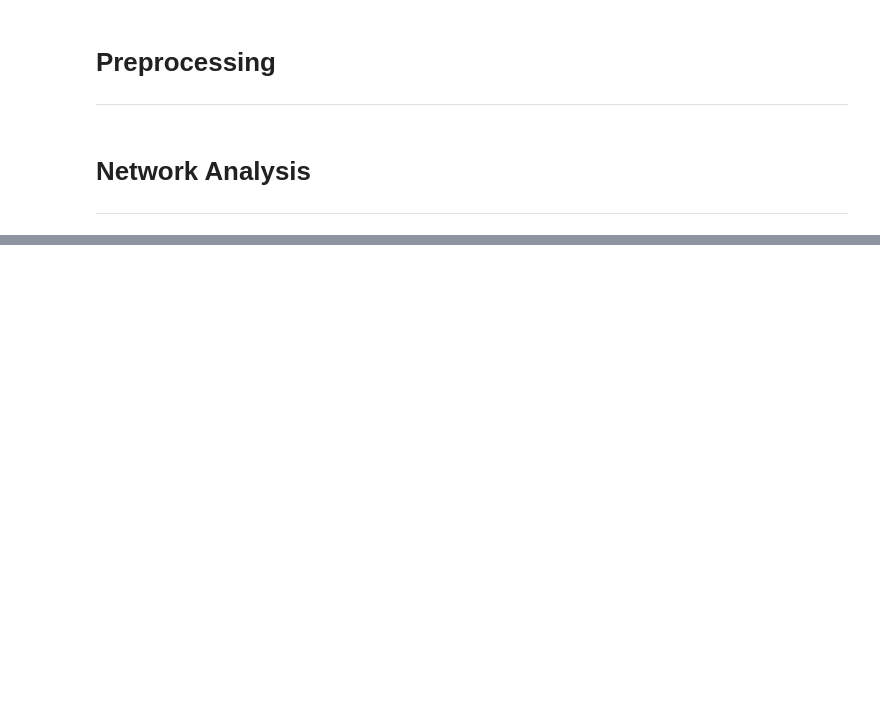
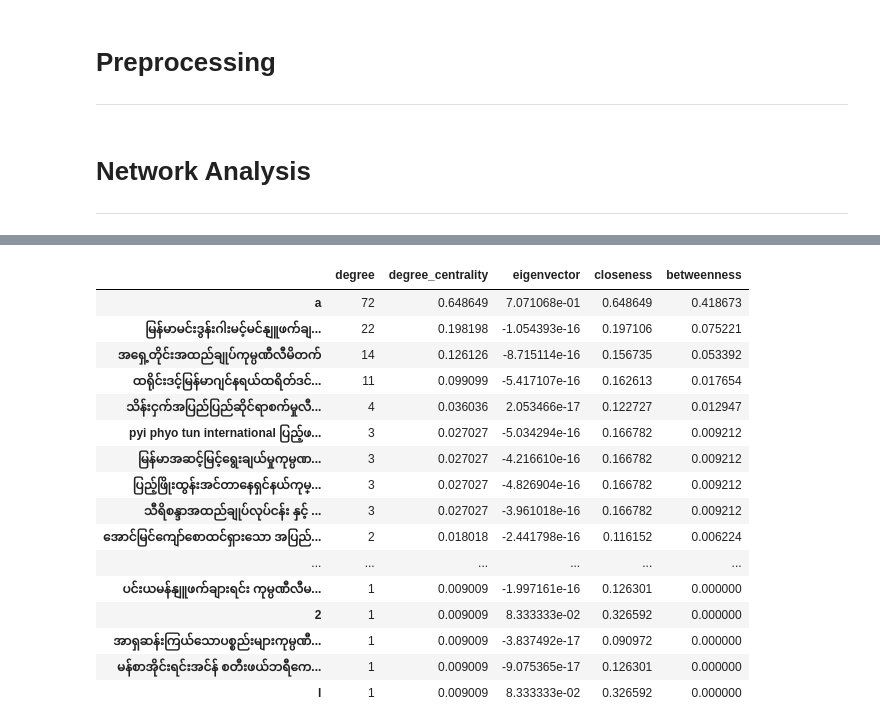
Before and after one commit to SamReeves/MyanmarNetworkAnalysis, a Jupyter notebook: projectA.ipynb, the cells around one changed output, grey strips where cells are left out. Saved outputs shown, nothing was run; the diff lists cells and outputs as text; code cells hidden in the pictures; blank space fills up the shorter version.

```diff
--- a/projectA.ipynb
+++ b/projectA.ipynb
@@ -271,0 +279,30 @@ plt.show()
+# %%
+# Degree, Eigenvector Centrality and Betweenness are weighted by the total
+# number of shared contacts.  DEGREE_CENTRALITY and CLOSENESS are not weighted
+summaries = pd.DataFrame(dict(
+    degree = dict(island.degree(weight = 'weight')),
+    degree_centrality = nx.degree_centrality(island),
+    eigenvector = nx.eigenvector_centrality_numpy(island, weight = 'weight'),
+    closeness = nx.closeness_centrality(island),
+    betweenness = nx.betweenness_centrality(island, weight = 'weight')))
+
+summaries = summaries.sort_values(by = 'degree', ascending = False)
+summaries[:20]
+# %% [output]
+|  | degree | degree_centrality | eigenvector | closeness | betweenness |
+| a | 72 | 0.648649 | 7.071068e-01 | 0.648649 | 0.418673 |
+| မြန်မာမင်းဒွန်းဂါးမင့်မင်နျူဖက်ချ... | 22 | 0.198198 | -1.054393e-16 | 0.197106 | 0.075221 |
+| အရှေ့တိုင်းအထည်ချုပ်ကုမ္ပဏီလီမိတက် | 14 | 0.126126 | -8.715114e-16 | 0.156735 | 0.053392 |
+| ထရိုင်းဒင့်မြန်မာဂျင်နရယ်ထရိတ်ဒင်... | 11 | 0.099099 | -5.417107e-16 | 0.162613 | 0.017654 |
+| သိန်းငှက်အပြည်ပြည်ဆိုင်ရာစက်မှုလီ... | 4 | 0.036036 | 2.053466e-17 | 0.122727 | 0.012947 |
+| pyi phyo tun international ပြည့်ဖ... | 3 | 0.027027 | -5.034294e-16 | 0.166782 | 0.009212 |
+| မြန်မာအဆင့်မြင့်ရွေးချယ်မှုကုမ္ပဏ... | 3 | 0.027027 | -4.216610e-16 | 0.166782 | 0.009212 |
+| ပြည့်ဖြိုးထွန်းအင်တာနေရှင်နယ်ကုမ္... | 3 | 0.027027 | -4.826904e-16 | 0.166782 | 0.009212 |
+| သီရိစန္ဒာအထည်ချုပ်လုပ်ငန်း နှင့် ... | 3 | 0.027027 | -3.961018e-16 | 0.166782 | 0.009212 |
+| အောင်မြင်ကျော်စောထင်ရှားသော အပြည်... | 2 | 0.018018 | -2.441798e-16 | 0.116152 | 0.006224 |
+| ... | ... | ... | ... | ... | ... |
+| ပင်းယမန်နျူဖက်ချားရင်း ကုမ္ပဏီလီမ... | 1 | 0.009009 | -1.997161e-16 | 0.126301 | 0.000000 |
+| 2 | 1 | 0.009009 | 8.333333e-02 | 0.326592 | 0.000000 |
+| အာရှဆန်းကြယ်သောပစ္စည်းများကုမ္ပဏီ... | 1 | 0.009009 | -3.837492e-17 | 0.090972 | 0.000000 |
+| မန်စာအိုင်းရင်းအင်န် စတီးဖယ်ဘရီကေ... | 1 | 0.009009 | -9.075365e-17 | 0.126301 | 0.000000 |
+| l | 1 | 0.009009 | 8.333333e-02 | 0.326592 | 0.000000 |
```
Also changed, not shown: parts of 12 cells of this notebook.
